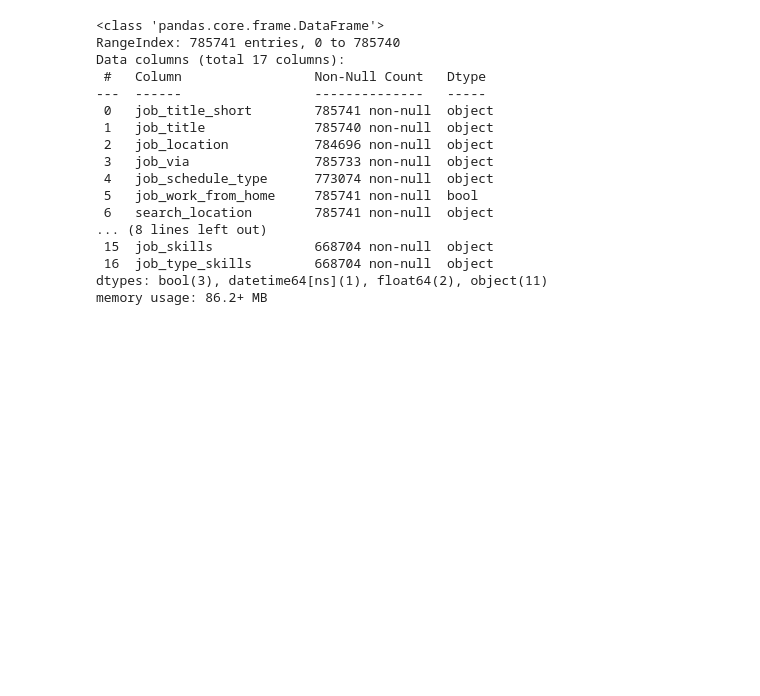
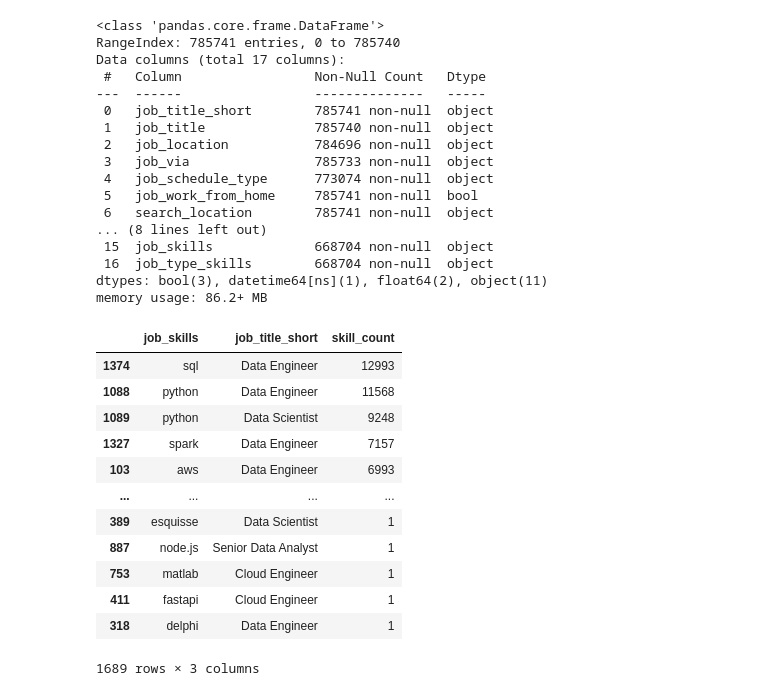
Before and after one commit to Johan0957/python-projects, a Jupyter notebook: 3_Project/2_Skills_Demand.ipynb, the cells around one changed output. Cells and saved outputs as stored; diff of their text form; code cells hidden in the pictures; blank space fills up the shorter version.

```diff
--- a/3_Project/2_Skills_Demand.ipynb
+++ b/3_Project/2_Skills_Demand.ipynb
@@ -30,0 +33,20 @@ memory usage: 86.2+ MB
+# %%
+df_Da_exploded=df_DA_ind.explode('job_skills')
+skill_count=df_Da_exploded.groupby(['job_skills','job_title_short']).size()
+df_skill_count=skill_count.reset_index(name='skill_count')
+df_skill_count.sort_values(by='skill_count',ascending=False,inplace=True)
+df_skill_count
+# %% [output]
+|  | job_skills | job_title_short | skill_count |
+| 1374 | sql | Data Engineer | 12993 |
+| 1088 | python | Data Engineer | 11568 |
+| 1089 | python | Data Scientist | 9248 |
+| 1327 | spark | Data Engineer | 7157 |
+| 103 | aws | Data Engineer | 6993 |
+| ... | ... | ... | ... |
+| 389 | esquisse | Data Scientist | 1 |
+| 887 | node.js | Senior Data Analyst | 1 |
+| 753 | matlab | Cloud Engineer | 1 |
+| 411 | fastapi | Cloud Engineer | 1 |
+| 318 | delphi | Data Engineer | 1 |
+1689 rows × 3 columns
```
Also changed, not shown: parts of 5 cells of this notebook.
